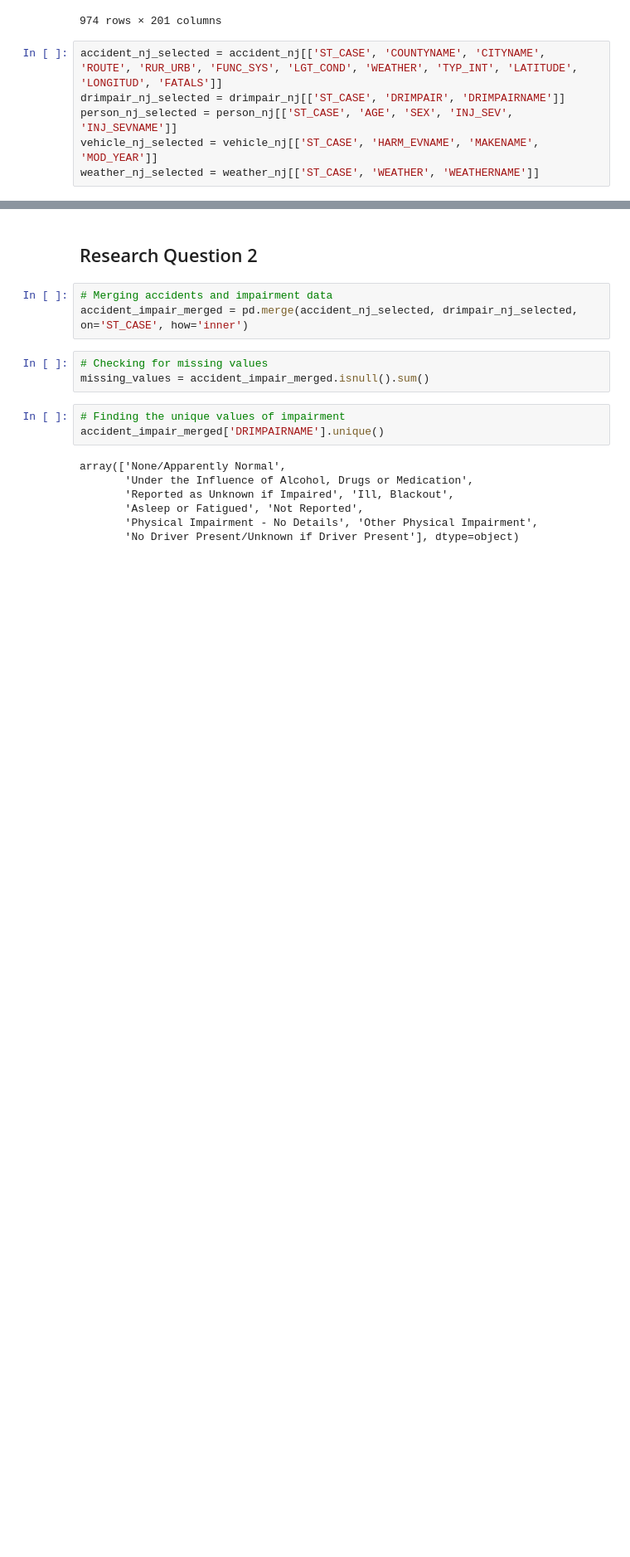
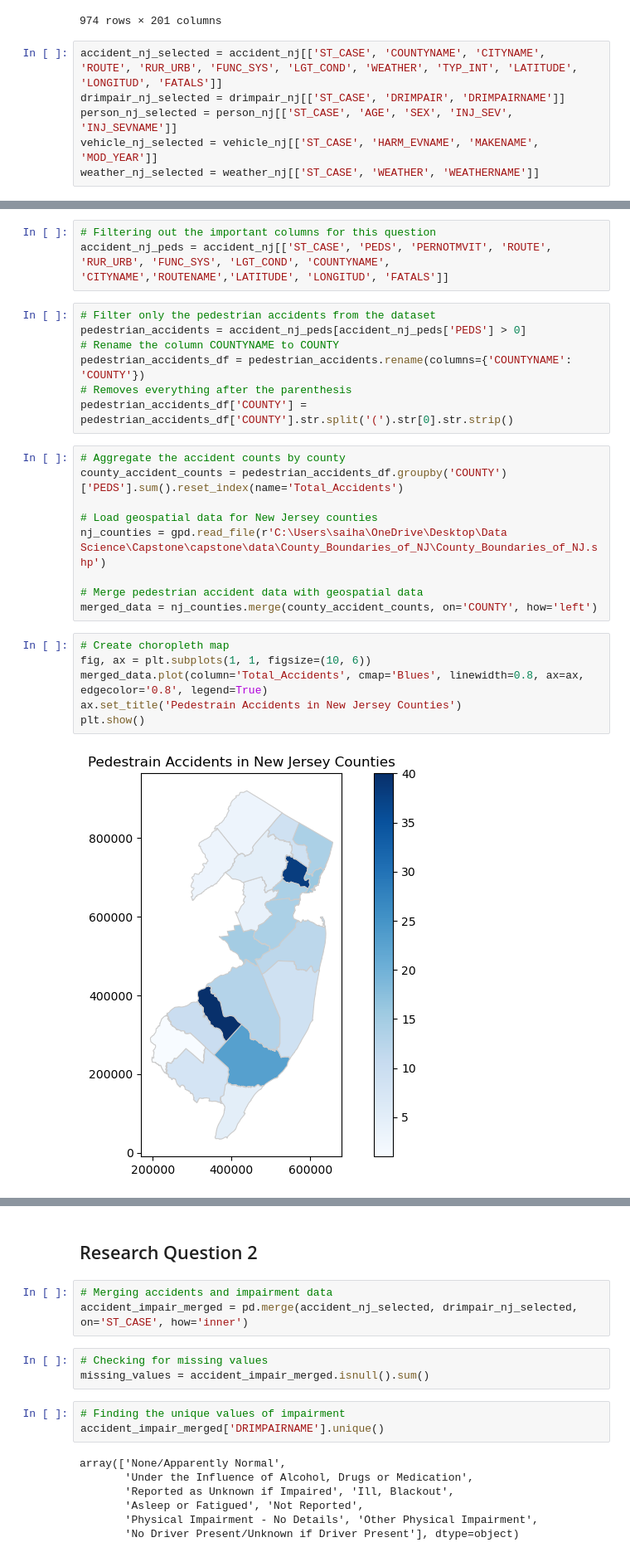
Before and after one commit to saidalli1/capstone, a Jupyter notebook: doc/fatality.ipynb, the cells around one changed output, grey strips where cells are left out. Shown at 83% size. Drawn from its saved outputs; the diff is of its cells as text; blank space fills up the shorter version.

```diff
--- a/doc/fatality.ipynb
+++ b/doc/fatality.ipynb
@@ -87,0 +96,27 @@ weather_nj_selected = weather_nj[['ST_CASE', 'WEATHER', 'WEATHERNAME']]
+# %%
+# Filtering out the important columns for this question
+accident_nj_peds = accident_nj[['ST_CASE', 'PEDS', 'PERNOTMVIT', 'ROUTE', 'RUR_URB', 'FUNC_SYS', 'LGT_COND', 'COUNTYNAME', 'CITYNAME','ROUTENAME','LATITUDE', 'LONGITUD', 'FATALS']]
+# %%
+# Filter only the pedestrian accidents from the dataset
+pedestrian_accidents = accident_nj_peds[accident_nj_peds['PEDS'] > 0]
+# Rename the column COUNTYNAME to COUNTY
+pedestrian_accidents_df = pedestrian_accidents.rename(columns={'COUNTYNAME': 'COUNTY'})
+# Removes everything after the parenthesis
+pedestrian_accidents_df['COUNTY'] = pedestrian_accidents_df['COUNTY'].str.split('(').str[0].str.strip()
+# %%
+# Aggregate the accident counts by county
+county_accident_counts = pedestrian_accidents_df.groupby('COUNTY')['PEDS'].sum().reset_index(name='Total_Accidents')
+
+# Load geospatial data for New Jersey counties
+nj_counties = gpd.read_file(r'C:\Users\saiha\OneDrive\Desktop\Data Science\Capstone\capstone\data\County_Boundaries_of_NJ\County_Boundaries_of_NJ.shp')
+
+# Merge pedestrian accident data with geospatial data
+merged_data = nj_counties.merge(county_accident_counts, on='COUNTY', how='left')
+# %%
+# Create choropleth map
+fig, ax = plt.subplots(1, 1, figsize=(10, 6))
+merged_data.plot(column='Total_Accidents', cmap='Blues', linewidth=0.8, ax=ax, edgecolor='0.8', legend=True)
+ax.set_title('Pedestrain Accidents in New Jersey Counties')
+plt.show()
+# %% [output]
+[figure, added]
```
Also changed, not shown: parts of 11 cells of this notebook.
